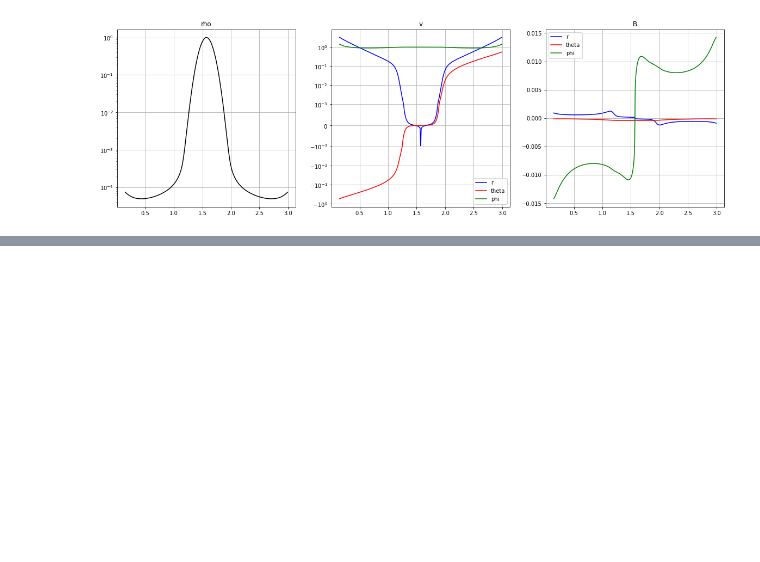
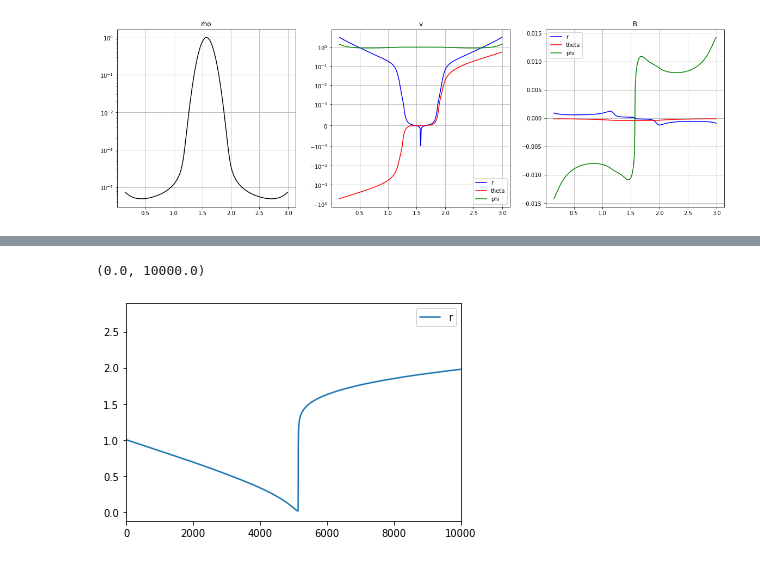
Before and after one commit to rasmus98/SelfSimilarDisc, a Jupyter notebook: lesur.ipynb, the cells around one changed output, grey strips where cells are left out. Saved outputs shown, nothing was run; the diff lists cells and outputs as text; code cells hidden in the pictures; blank space fills up the shorter version.

```diff
--- a/lesur.ipynb
+++ b/lesur.ipynb
@@ -92,25 +72,3 @@ axes[1].set_yscale("symlog", linthresh=0.001)
 #axes[1].set_xlim(np.pi/2-0.1, np.pi/2+0.1)
 # %% [output]
 [figure]
-# %%
-importlib.reload(mhd_system)
-importlib.reload(field_regularizer)
-import units
-importlib.reload(units)
-
-np.seterr("raise", over="ignore", under="ignore")
-print(file)
-mhd_sim, regularized_fields = read_lesur("../PPDwind/" + file)
-rho = regularized_fields.rho
-v = regularized_fields.v
-B = regularized_fields.B
-fig, axes = plt.subplots(1, 3, figsize=(20,6))
-plot_system(mhd_sim.get_rho_dt(rho, v), mhd_sim.get_rho_v_dt(rho, v, B), mhd_sim.get_B_dt(rho, v, B), axes)
-axes[0].set_title(r"$\frac{\partial}{\partial t}\rho$")
-axes[1].set_title(r"$\frac{\partial}{\partial t}v\rho$")
-axes[2].set_title(r"$\frac{\partial}{\partial t}B$")
-#axes[2].set_yscale("symlog", linthresh=1e-5)
-axes[0].set_ylim(-0.0001,0.0001)
-axes[0].set_xlim(0.14,0.16)
-axes[1].set_ylim(-0.001,0.001)
-axes[2].set_ylim(-0.01,0.01)
@@ -203,0 +142,7 @@ KeyboardInterrupt:
+# %%
+plt.plot(res.t,res.y[0])
+plt.legend(["r", "theta", "vdot", "thetadot", "phidot"])
+plt.xlim(0,1e4)
+# %% [output]
+(0.0, 10000.0)
+[figure, added]
```
Also changed, not shown: parts of 22 cells of this notebook.
